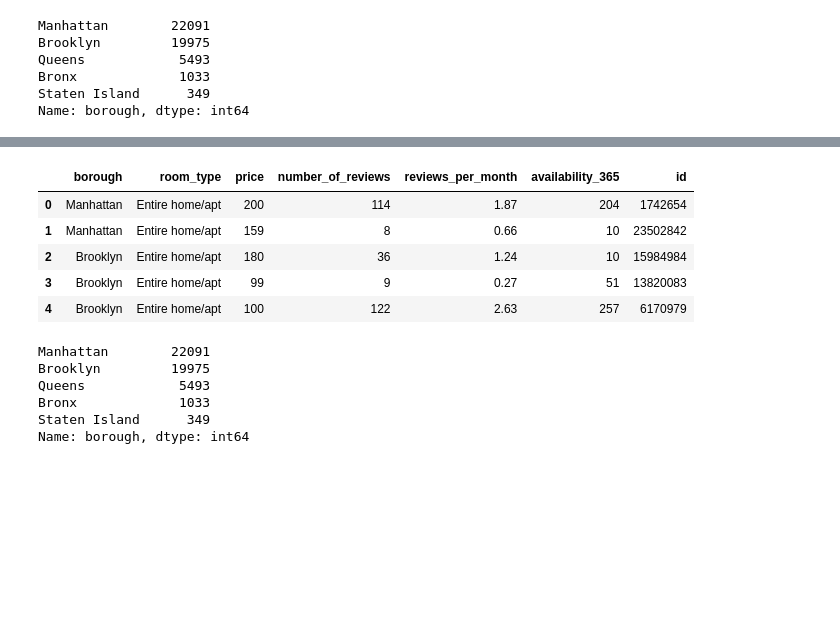
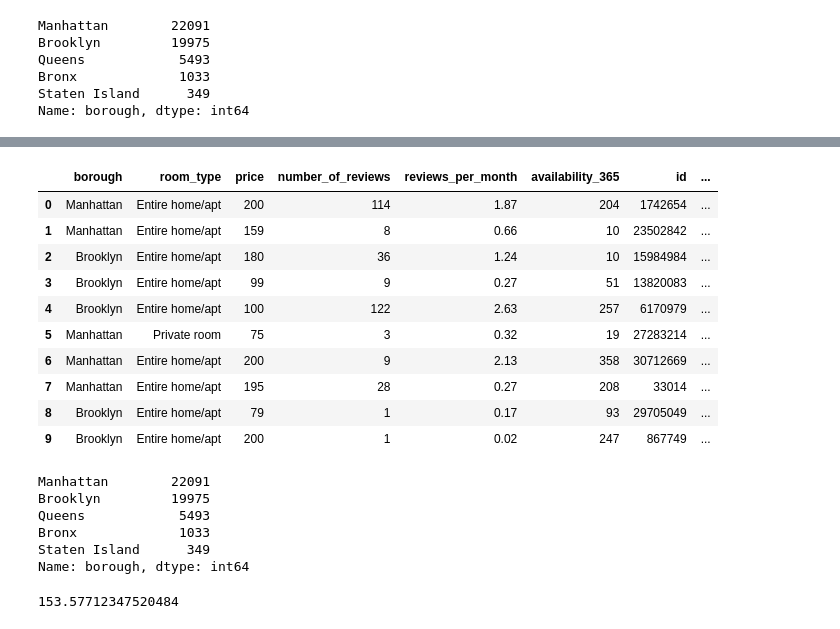
Before and after one commit to GeunT/Group-12-Project-1, a Jupyter notebook: Airbnb_starter_data.ipynb, the cells around one changed output, grey strips where cells are left out. Saved outputs shown, nothing was run; the diff lists cells and outputs as text; code cells hidden in the pictures; blank space fills up the shorter version.

```diff
--- a/Airbnb_starter_data.ipynb
+++ b/Airbnb_starter_data.ipynb
@@ -64,3 +64,8 @@ organized_df.head()
 | 2 | Brooklyn | Entire home/apt | 180 | 36 | 1.24 | 10 | 15984984 |
 | 3 | Brooklyn | Entire home/apt | 99 | 9 | 0.27 | 51 | 13820083 |
 | 4 | Brooklyn | Entire home/apt | 100 | 122 | 2.63 | 257 | 6170979 |
+# %%
+bins = [0, 50, 100, 200, 500, 1000, 5000, 10000]
+
+group_names = ["0-50", "50-100", "100-200", "200-500", "500-1000", \
+               "1000-5000", "5000-10000"]
@@ -66,0 +75,7 @@ organized_df.head()
+# %%
+organized_df["Price Summary"] = pd.cut(organized_df["price"], bins, labels=group_names)
+
+total_airbnb = len(organized_df)
+price_sum = organized_df.groupby("Price Summary")["id"].count()
+percent = round(price_sum / total_airbnb*100, 2)
+pd.DataFrame({"Price Summary": price_sum, "Percent(%)": percent})
@@ -66,0 +97,2 @@ organized_df.head()
+# %%
+organized_df["Price Summary"] = pd.cut(organized_df["price"], bins, labels=group_names)
@@ -123,12 +181,17 @@ plt.show()
 # %%
-organized_df.head()
+organized_df.head(10)
 # %% [output]
-|  | borough | room_type | price | number_of_reviews | reviews_per_month | availability_365 | id |
-| 0 | Manhattan | Entire home/apt | 200 | 114 | 1.87 | 204 | 1742654 |
-| 1 | Manhattan | Entire home/apt | 159 | 8 | 0.66 | 10 | 23502842 |
-| 2 | Brooklyn | Entire home/apt | 180 | 36 | 1.24 | 10 | 15984984 |
-| 3 | Brooklyn | Entire home/apt | 99 | 9 | 0.27 | 51 | 13820083 |
-| 4 | Brooklyn | Entire home/apt | 100 | 122 | 2.63 | 257 | 6170979 |
+|  | borough | room_type | price | number_of_reviews | reviews_per_month | availability_365 | id | ... |
+| 0 | Manhattan | Entire home/apt | 200 | 114 | 1.87 | 204 | 1742654 | ... |
+| 1 | Manhattan | Entire home/apt | 159 | 8 | 0.66 | 10 | 23502842 | ... |
+| 2 | Brooklyn | Entire home/apt | 180 | 36 | 1.24 | 10 | 15984984 | ... |
+| 3 | Brooklyn | Entire home/apt | 99 | 9 | 0.27 | 51 | 13820083 | ... |
+| 4 | Brooklyn | Entire home/apt | 100 | 122 | 2.63 | 257 | 6170979 | ... |
+| 5 | Manhattan | Private room | 75 | 3 | 0.32 | 19 | 27283214 | ... |
+| 6 | Manhattan | Entire home/apt | 200 | 9 | 2.13 | 358 | 30712669 | ... |
+| 7 | Manhattan | Entire home/apt | 195 | 28 | 0.27 | 208 | 33014 | ... |
+| 8 | Brooklyn | Entire home/apt | 79 | 1 | 0.17 | 93 | 29705049 | ... |
+| 9 | Brooklyn | Entire home/apt | 200 | 1 | 0.02 | 247 | 867749 | ... |
 # %%
 counts
 # %% [output]
@@ -138,3 +201,9 @@ Queens            5493
 Bronx             1033
 Staten Island      349
 Name: borough, dtype: int64
+# %%
+#Average Price per borough
+city_avg = organized_df["price"].mean()
+city_avg
+# %% [output]
+153.57712347520484
```
Also changed, not shown: parts of 16 cells of this notebook, 1 other file.
